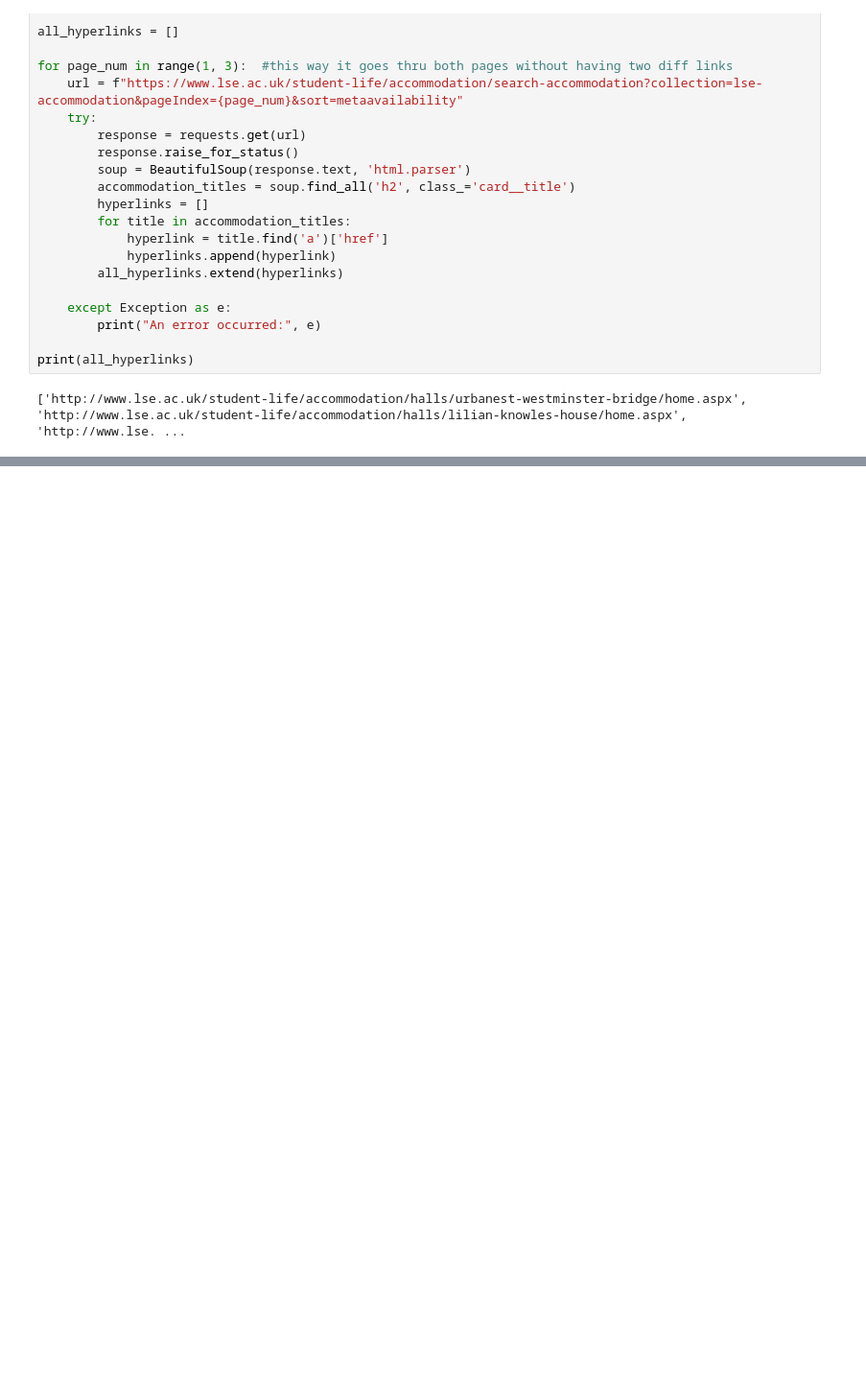
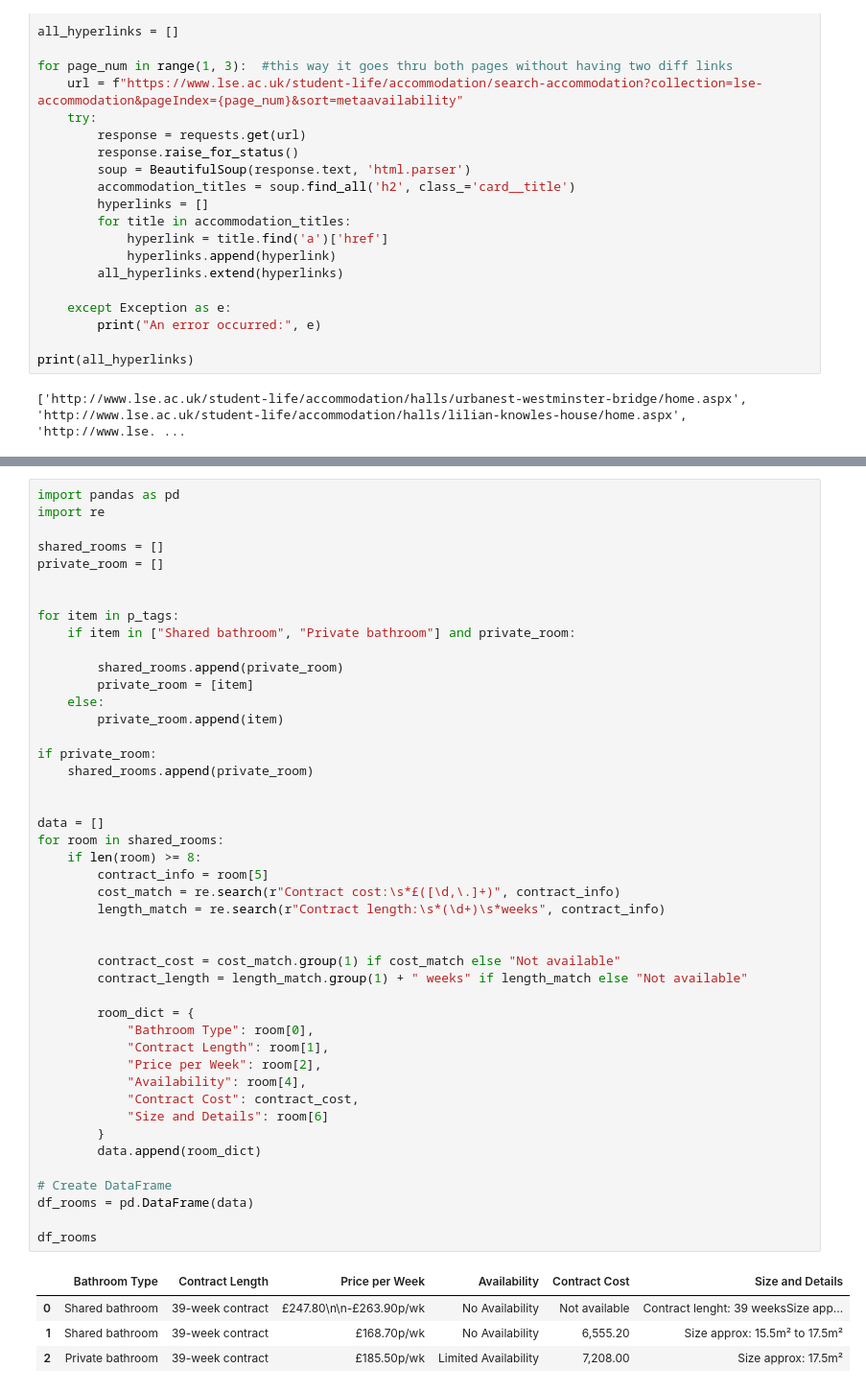
Before and after one commit to datadabbler23/ST115-Final-Project, a Jupyter notebook: Room information.ipynb, the cells around one changed output, grey strips where cells are left out. Shown at 96% size. Saved outputs shown, nothing was run; the diff lists cells and outputs as text; blank space fills up the shorter version.

```diff
--- a/Room information.ipynb
+++ b/Room information.ipynb
@@ -25,0 +222,50 @@ print(all_hyperlinks)
+# %%
+import pandas as pd
+import re
+
+shared_rooms = []
+private_room = []
+
+
+for item in p_tags:
+    if item in ["Shared bathroom", "Private bathroom"] and private_room:
+
+        shared_rooms.append(private_room)
+        private_room = [item]
+    else:
+        private_room.append(item)
+
+if private_room:
+    shared_rooms.append(private_room)
+
+
+data = []
+for room in shared_rooms:
+    if len(room) >= 8:
+        contract_info = room[5]
+        cost_match = re.search(r"Contract cost:\s*£([\d,\.]+)", contract_info)
+        length_match = re.search(r"Contract length:\s*(\d+)\s*weeks", contract_info)
+
+
+        contract_cost = cost_match.group(1) if cost_match else "Not available"
+        contract_length = length_match.group(1) + " weeks" if length_match else "Not available"
+
+        room_dict = {
+            "Bathroom Type": room[0],
+            "Contract Length": room[1],
+            "Price per Week": room[2],
+            "Availability": room[4],
+            "Contract Cost": contract_cost,
+            "Size and Details": room[6]
+        }
+        data.append(room_dict)
+
+# Create DataFrame
+df_rooms = pd.DataFrame(data)
+
+df_rooms
+# %% [output]
+|  | Bathroom Type | Contract Length | Price per Week | Availability | Contract Cost | Size and Details |
+| 0 | Shared bathroom | 39-week contract | £247.80\n\n-£263.90p/wk | No Availability | Not available | Contract lenght: 39 weeksSize app... |
+| 1 | Shared bathroom | 39-week contract | £168.70p/wk | No Availability | 6,555.20 | Size approx: 15.5m² to 17.5m² |
+| 2 | Private bathroom | 39-week contract | £185.50p/wk | Limited Availability | 7,208.00 | Size approx: 17.5m² |
```
Also changed, not shown: parts of 10 cells of this notebook.
